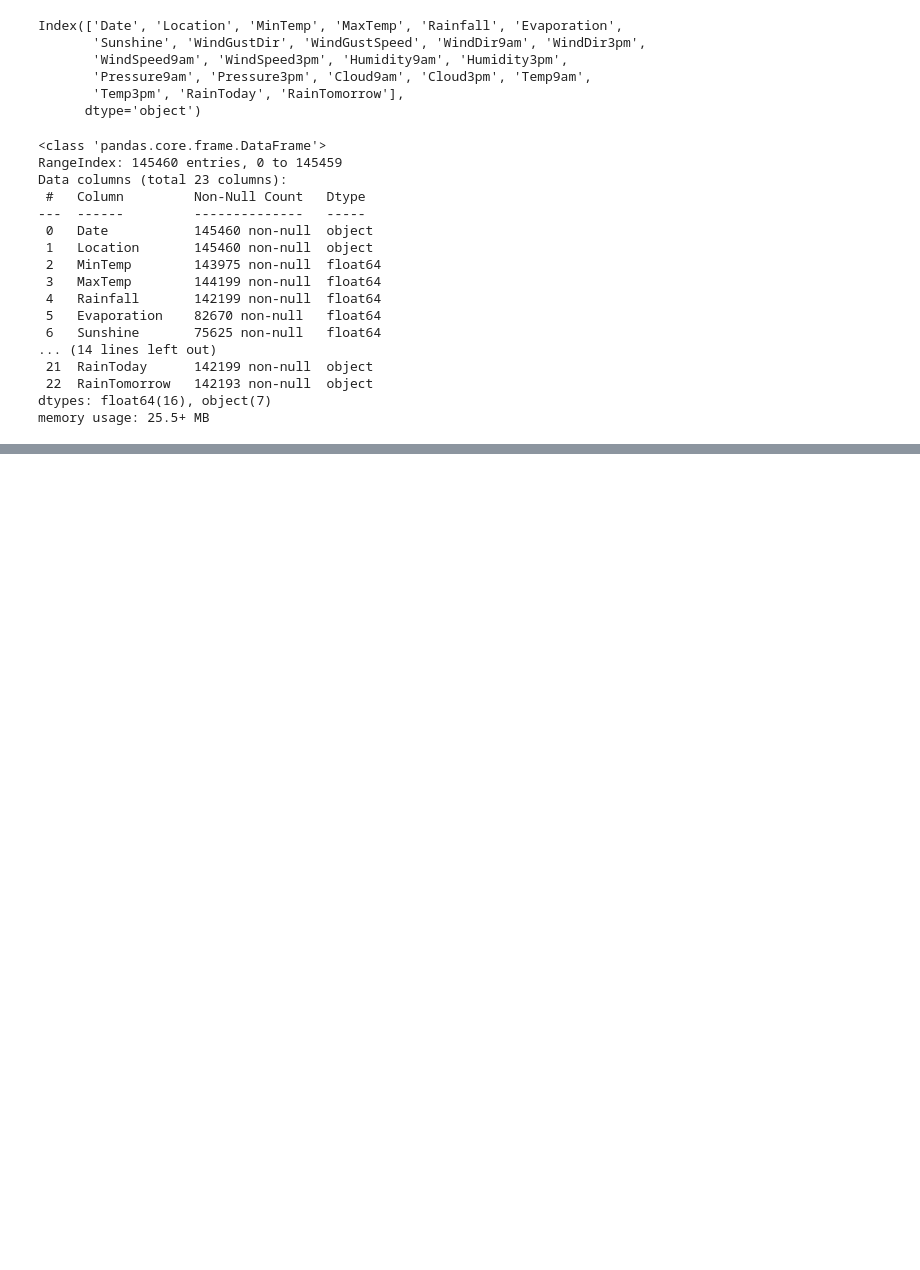
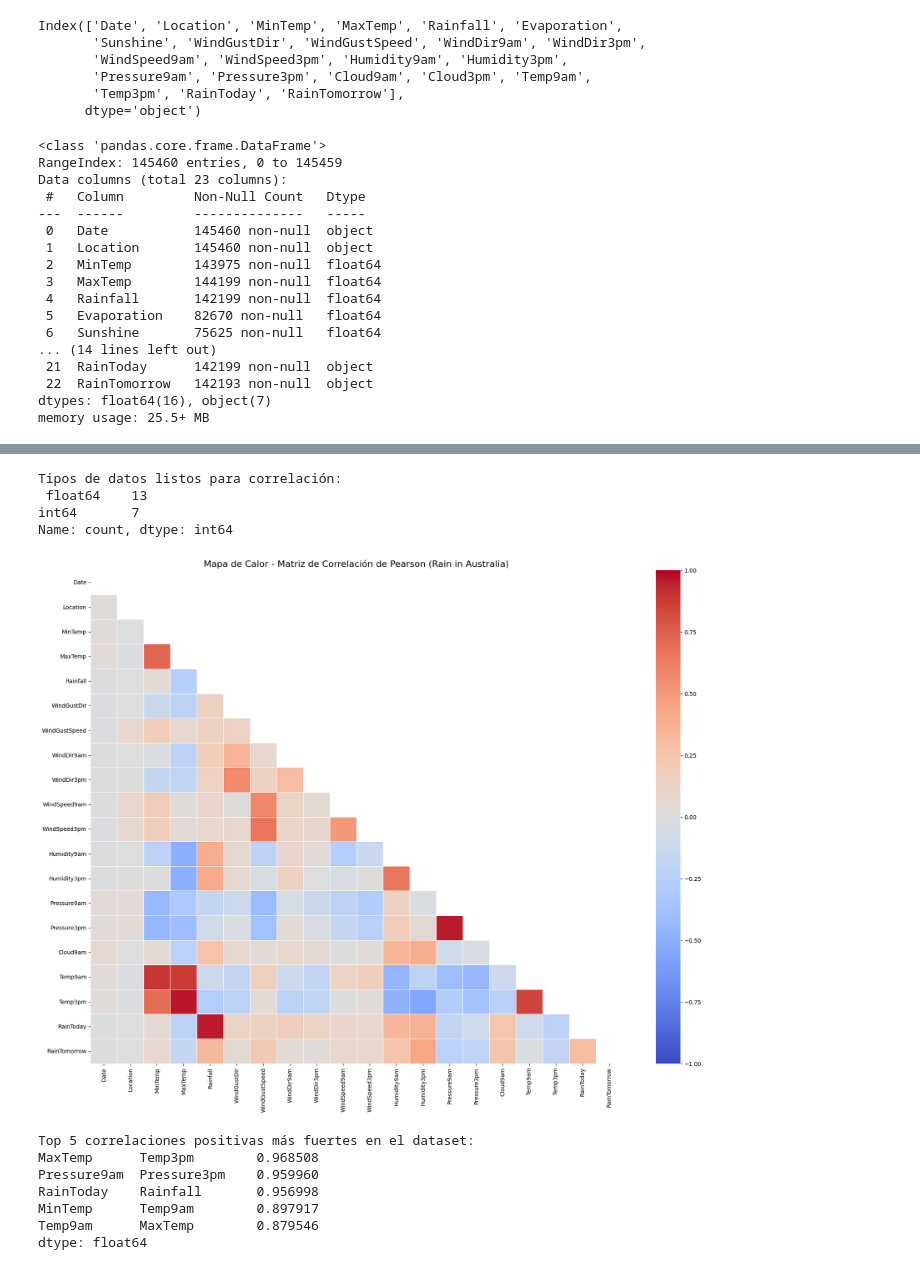
Before and after one commit to SergioM02/Mineria_Datos, a Jupyter notebook: Mineria_DatosEv1.ipynb, the cells around one changed output, grey strips where cells are left out. Saved outputs shown, nothing was run; the diff lists cells and outputs as text; code cells hidden in the pictures; blank space fills up the shorter version.

```diff
--- a/Mineria_DatosEv1.ipynb
+++ b/Mineria_DatosEv1.ipynb
@@ -62,0 +359,48 @@ memory usage: 25.5+ MB
+# %%
+# 1. Verificar que todas las columnas sean numéricas informáticamente (int o float)
+# Esto es vital, ya que Pearson requiere datos matemáticos
+print("Tipos de datos listos para correlación:\n", df.dtypes.value_counts())
+
+# 2. Calcular la matriz de correlación de Pearson
+matriz_correlacion = df.corr(method='pearson')
+
+# 3. Visualizar mediante un Mapa de Calor (Heatmap)
+# Configuramos un lienzo grande debido a la amplitud del dataset
+plt.figure(figsize=(18, 14))
+
+# Creamos una máscara para ocultar el triángulo superior (evita información duplicada/espejo)
+mask = np.triu(np.ones_like(matriz_correlacion, dtype=bool))
+
+# Dibujamos el Heatmap
+sns.heatmap(matriz_correlacion,
+            mask=mask,
+            annot=False,        # Ocultamos los números exactos para no saturar visualmente el gráfico amplio
+            cmap='coolwarm',    # Rojo para positiva, Azul para negativa
+            vmin=-1, vmax=1,
+            center=0,
+            linewidths=0.5)
+
+plt.title('Mapa de Calor - Matriz de Correlación de Pearson (Rain in Australia)', fontsize=16)
+plt.tight_layout()
+plt.show()
+
+# Extra: Mostrar el top 5 de correlaciones más fuertes (positivas o negativas) excluyendo la diagonal
+correlaciones_unstacked = matriz_correlacion.unstack()
+correlaciones_ordenadas = correlaciones_unstacked.sort_values(kind="quicksort", ascending=False)
+correlaciones_fuertes = correlaciones_ordenadas[correlaciones_ordenadas != 1.0].drop_duplicates().head(5)
+
+print("\nTop 5 correlaciones positivas más fuertes en el dataset:")
+print(correlaciones_fuertes)
+# %% [output]
+Tipos de datos listos para correlación:
+ float64    13
+int64       7
+Name: count, dtype: int64
+[figure, added]
+Top 5 correlaciones positivas más fuertes en el dataset:
+MaxTemp      Temp3pm        0.968508
+Pressure9am  Pressure3pm    0.959960
+RainToday    Rainfall       0.956998
+MinTemp      Temp9am        0.897917
+Temp9am      MaxTemp        0.879546
+dtype: float64
```
Also changed, not shown: parts of 23 cells of this notebook.
